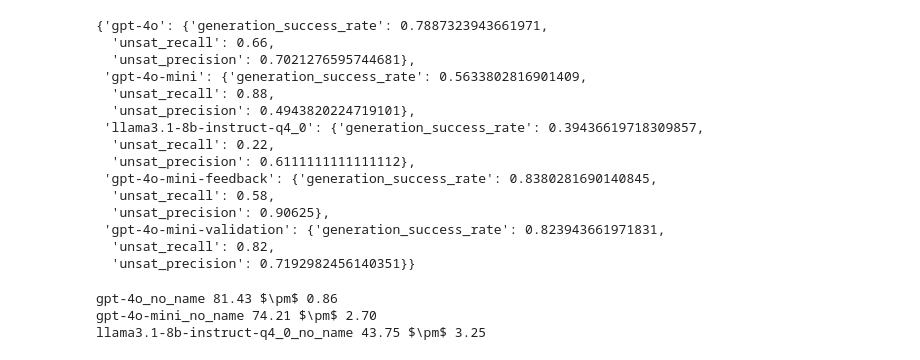
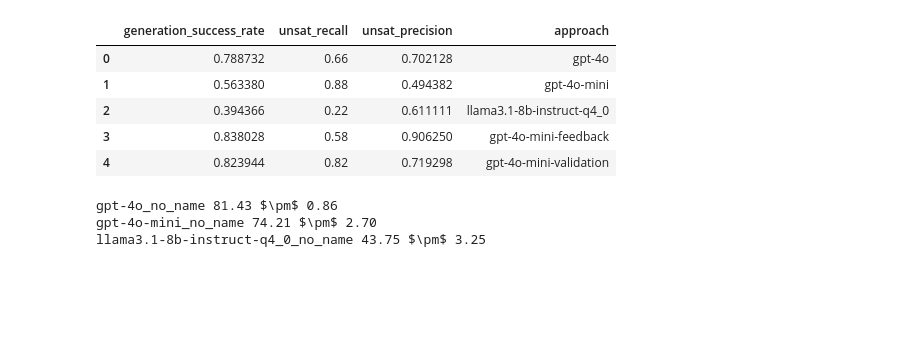
Before and after one commit to 20001LastOrder/ConStrainSolver, a Jupyter notebook: scripts/evaluation.ipynb, the cells around one changed output. Cells and saved outputs as stored; diff of their text form; code cells hidden in the pictures; blank space fills up the shorter version.

```diff
--- a/scripts/evaluation.ipynb
+++ b/scripts/evaluation.ipynb
@@ -52,24 +52,18 @@ for key in results.keys():
 # %%
 summarized_results = []
 for key, value in accuracy.items():
     value["approach"] = key
     summarized_results.append(value)
+
+summarized_results = pd.DataFrame(summarized_results)
+summarized_results
 # %% [output]
-{'gpt-4o': {'generation_success_rate': 0.7887323943661971,
-  'unsat_recall': 0.66,
-  'unsat_precision': 0.7021276595744681},
- 'gpt-4o-mini': {'generation_success_rate': 0.5633802816901409,
-  'unsat_recall': 0.88,
-  'unsat_precision': 0.4943820224719101},
- 'llama3.1-8b-instruct-q4_0': {'generation_success_rate': 0.39436619718309857,
-  'unsat_recall': 0.22,
-  'unsat_precision': 0.6111111111111112},
- 'gpt-4o-mini-feedback': {'generation_success_rate': 0.8380281690140845,
-  'unsat_recall': 0.58,
-  'unsat_precision': 0.90625},
- 'gpt-4o-mini-validation': {'generation_success_rate': 0.823943661971831,
-  'unsat_recall': 0.82,
-  'unsat_precision': 0.7192982456140351}}
+|  | generation_success_rate | unsat_recall | unsat_precision | approach |
+| 0 | 0.788732 | 0.66 | 0.702128 | gpt-4o |
+| 1 | 0.563380 | 0.88 | 0.494382 | gpt-4o-mini |
+| 2 | 0.394366 | 0.22 | 0.611111 | llama3.1-8b-instruct-q4_0 |
+| 3 | 0.838028 | 0.58 | 0.906250 | gpt-4o-mini-feedback |
+| 4 | 0.823944 | 0.82 | 0.719298 | gpt-4o-mini-validation |
 # %%
 def load_all_runs(num_runs=5):
     runs = []
```
Also changed, not shown: 51 other files.
